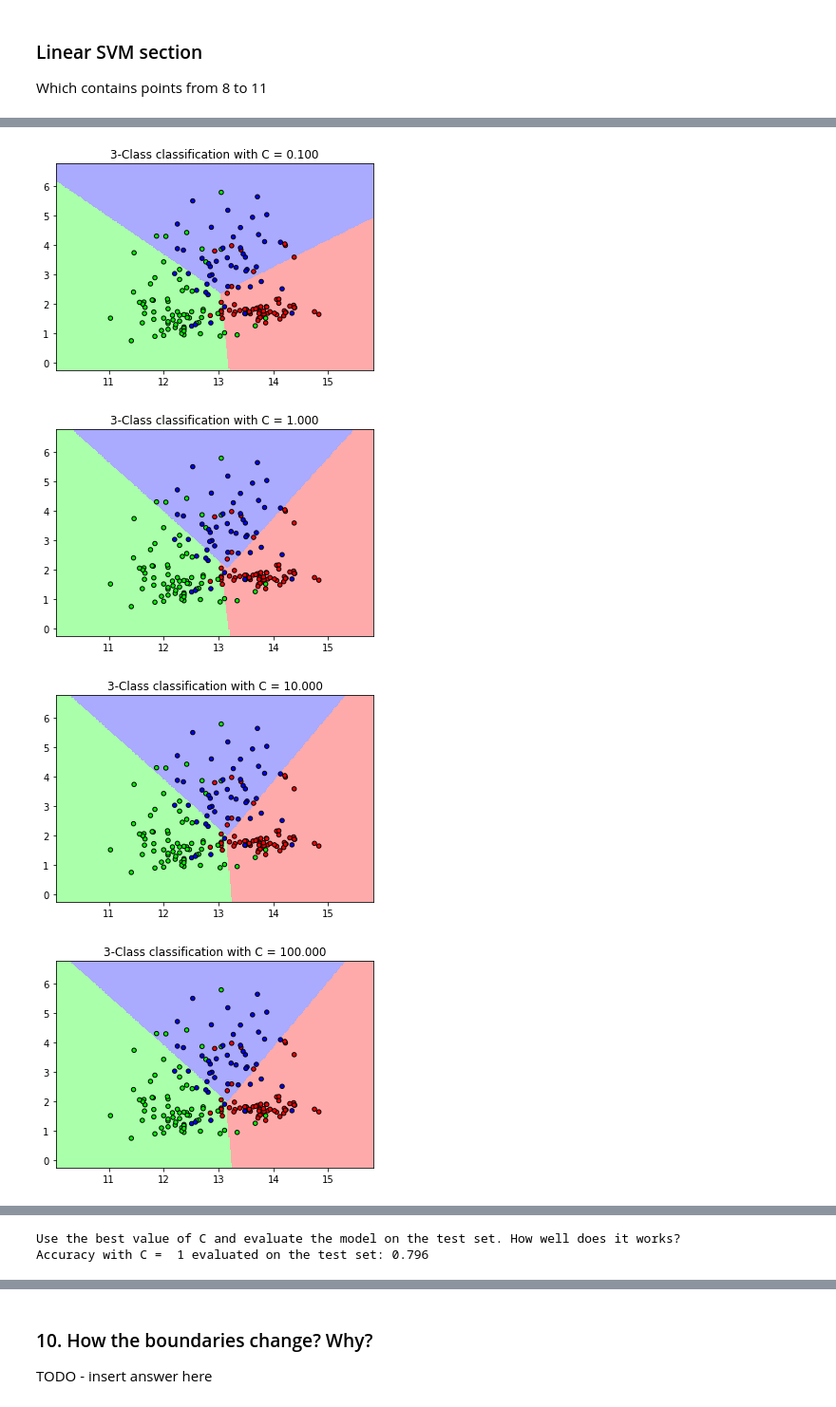
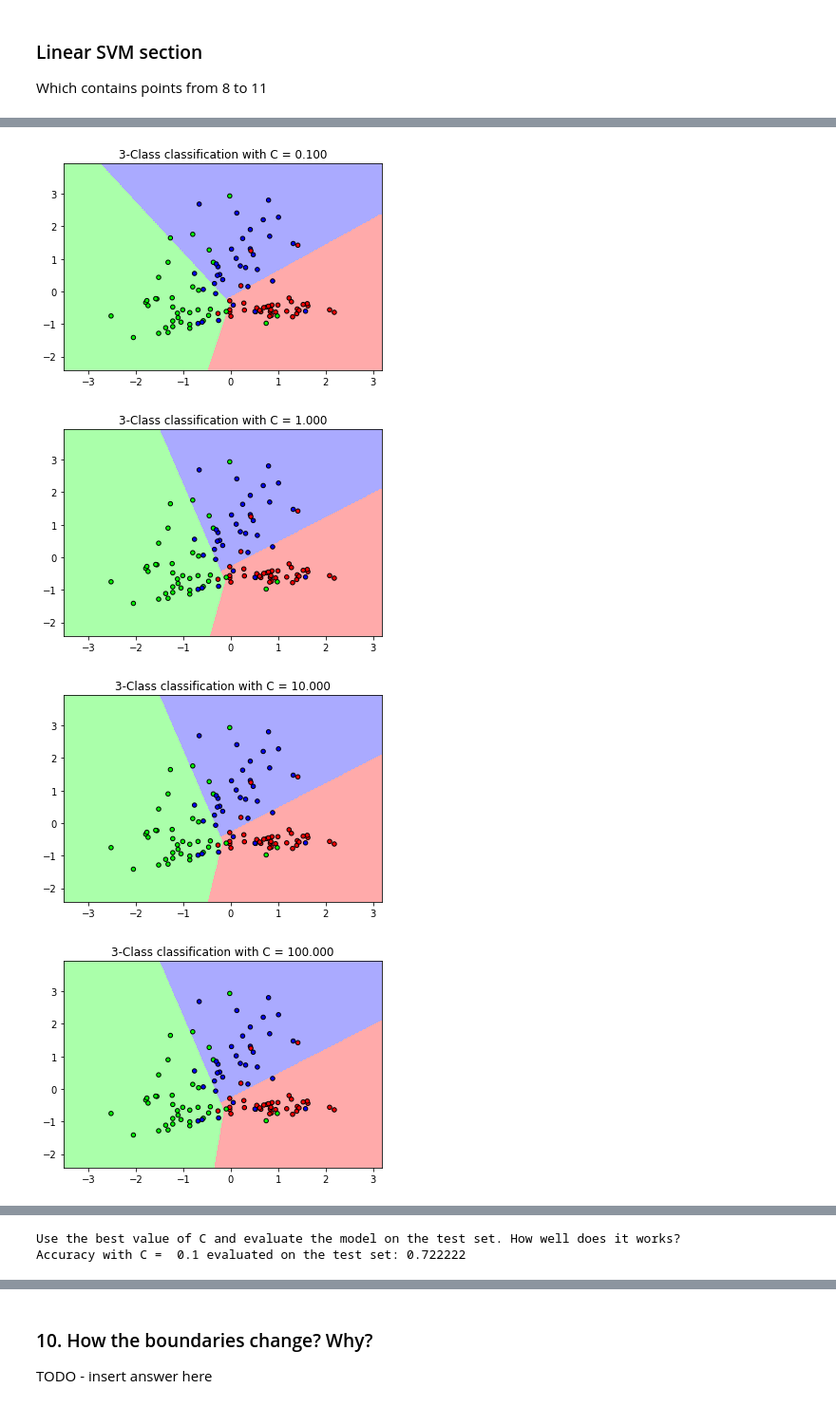
Before and after one commit to Vaelthur/ML-AI_HW1, a Jupyter notebook: HomeWork 1.ipynb, the cells around one changed output, grey strips where cells are left out. Shown at 95% size. Drawn from its saved outputs; the diff is of its cells as text; code cells hidden in the pictures.

```diff
--- a/HomeWork 1.ipynb
+++ b/HomeWork 1.ipynb
@@ -117,34 +125,41 @@ X_t, X_test, y_t, y_test = model_selection.train_test_split(X, y, random_state=n
 # divide training total into validation and training
 X_train, X_valid, y_train, y_valid = model_selection.train_test_split(X_t, y_t, random_state=np.random.randint(0,100), test_size=0.14)
 
-#various C values
+# various C values (8)
 C_val = [0.001, 0.01, 0.1, 1, 10, 100, 1000]
 
+# using a Standard scaler to normalize data since ML algorithms work better on normalized data
+scaler = preprocessing.StandardScaler()
+scaler.fit(X_train)
+X_train = scaler.transform(X_train)
+X_valid = scaler.transform(X_valid)
+X_test = scaler.transform(X_test)
 
-# step size in the mesh - to check what this means
+# step size in the mesh
 h = .02
 
 cmap_light = ListedColormap(['#FFAAAA', '#AAFFAA', '#AAAAFF'])
 cmap_bold = ListedColormap(['#FF0000', '#00FF00', '#0000FF'])
 
-#accurancy array, needed later to plot accurancy of various clf on validation set
+# accurancy array, needed later to plot accurancy of various clf on validation set
 acc_arr = []
 
-# for which iterates every K and plots the relative data & decision boundaries
+# for which iterates every C and plots the relative data & decision boundaries (8)
 for c in C_val:
+
     # we create an instance of Linear SVC and fit the data.
     clf = svm.SVC(kernel='linear', C=c)
     # train the classifier on the training set
-    clf.fit(X_t, y_t)
+    clf.fit(X_train, y_train)
 
     # Plot the decision boundary. For that, we will assign a color to each
     # point in the mesh [x_min, x_max]x[y_min, y_max].
-    x_min, x_max = X_t[:, 0].min() - 1, X_t[:, 0].max() + 1
-    y_min, y_max = X_t[:, 1].min() - 1, X_t[:, 1].max() + 1
+    x_min, x_max = X_train[:, 0].min() - 1, X_train[:, 0].max() + 1
+    y_min, y_max = X_train[:, 1].min() - 1, X_train[:, 1].max() + 1
 
     #the arange method return evenly spaced data
-    xx, yy = np.meshgrid(np.arange(x_min, x_max, h),
-                         np.arange(y_min, y_max, h))
+    xx, yy = np.meshgrid(np.arange(x_min, x_max, h), np.arange(y_min, y_max, h))
+
     # test the classifier on the test set
     # ravel method returns a contigous flattened array
     Z = clf.predict(np.c_[xx.ravel(), yy.ravel()])
@@ -155,23 +170,24 @@ for c in C_val:
     plt.pcolormesh(xx, yy, Z, cmap=cmap_light)
 
     # Plot also the training points
-    plt.scatter(X[:, 0], X[:, 1], c=y, cmap=cmap_bold,
+    plt.scatter(X_train[:, 0], X_train[:, 1], c=y_train, cmap=cmap_bold,
                 edgecolor='k', s=20)
     plt.xlim(xx.min(), xx.max())
     plt.ylim(yy.min(), yy.max())
     plt.title("3-Class classification with C = %.3f" %( c))
 
     #append accuracy score on validation set to list
-    acc_arr.append(metrics.accuracy_score(y_valid, clf.fit(X_t, y_t).predict(X_valid)))
+    acc_arr.append(clf.score(X_valid, y_valid))
 plt.show()
 
-#plot the accuracy on the validation set
+#plot the accuracy on the validation set (9) - plot better the graph
 x = C_val
 y = acc_arr
 plt.plot(x,y)
 plt.xlabel("x - values of C")
 plt.ylabel("y - accuracy on validation test")
 plt.title("Accuracy on validation test changing the value of C")
+plt.xscale('log')
 plt.show
 
 # choose the best C value based on the validation set
@@ -180,5 +196,5 @@ C_best = C_val[C_best_index]
 
 #Output
 print("Use the best value of C and evaluate the model on the test set. How well does it works?")
-print("Accuracy with C = ", C_best, "evaluated on the test set: %.3f" %(metrics.accuracy_score(y_test, clf.fit(X_t, y_t).predict(X_test))))
+print("Accuracy with C = ", C_best, "evaluated on the test set: %f" %(clf.score(X_test, y_test)))
 # %% [output]
@@ -187,4 +203,4 @@ print("Accuracy with C = ", C_best, "evaluated on the test set: %.3f" %(metrics.
-[figure, old version]
+[figure, new version]
-[figure, old version]
+[figure, new version]
-[figure, old version]
+[figure, new version]
-[figure, old version]
+[figure, new version]
@@ -192,2 +208,2 @@ print("Accuracy with C = ", C_best, "evaluated on the test set: %.3f" %(metrics.
 Use the best value of C and evaluate the model on the test set. How well does it works?
-Accuracy with C =  1 evaluated on the test set: 0.796
+Accuracy with C =  0.1 evaluated on the test set: 0.722222
```
Also changed, not shown: parts of 6 cells of this notebook, 1 other file.
